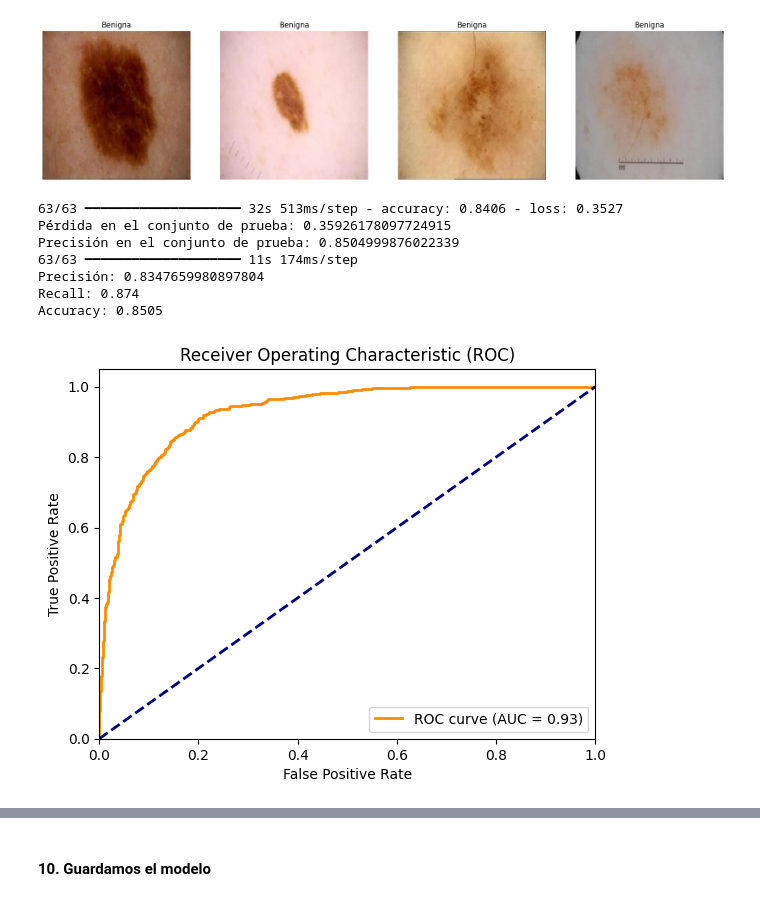
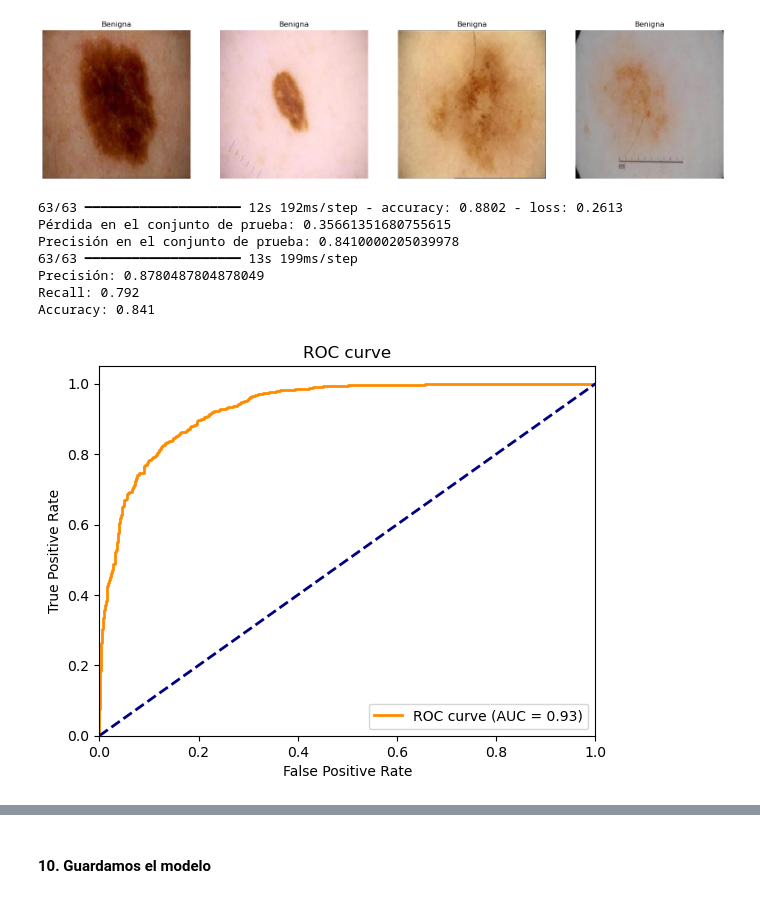
Before and after one commit to crltsnch/Caso_practico_2, a Jupyter notebook: CNN.ipynb, the cells around one changed output, grey strips where cells are left out. Saved outputs shown, nothing was run; the diff lists cells and outputs as text; code cells hidden in the pictures.

```diff
--- a/CNN.ipynb
+++ b/CNN.ipynb
@@ -53,8 +53,8 @@ def count_invalid_images(directory_path):
     return invalid_images
 
 # Ruta de los directorios donde están las imágenes
-train_dir = 'C:\\Users\\FX507\\Downloads\\002.Cancer\\train'
-test_dir = 'C:\\Users\\FX507\\Downloads\\002.Cancer\\test'
+train_dir = 'Cancer/train'
+test_dir = 'Cancer/test'
 
 # Contar imágenes no válidas en los conjuntos de entrenamiento y prueba
 invalid_train_images = count_invalid_images(train_dir)
@@ -337,42 +324,42 @@ print(f"Precisión en el conjunto de prueba: {test_accuracy}")
 from sklearn.metrics import roc_curve, auc, precision_score, recall_score, accuracy_score
 
 # Predecir las probabilidades en el conjunto de prueba
 y_pred_prob = model.predict(test_data)
 y_pred = (y_pred_prob > 0.5).astype(int)  # Convertir probabilidades en etiquetas binarias
 
 # Calcular las métricas
 precision = precision_score(test_data.classes, y_pred)
 recall = recall_score(test_data.classes, y_pred)
 accuracy = accuracy_score(test_data.classes, y_pred)
 
 print(f'Precisión: {precision}')
 print(f'Recall: {recall}')
 print(f'Accuracy: {accuracy}')
 
 # Curva ROC
 fpr, tpr, thresholds = roc_curve(test_data.classes, y_pred_prob)
 roc_auc = auc(fpr, tpr)
 
 # Graficar la curva ROC
 plt.figure()
 plt.plot(fpr, tpr, color='darkorange', lw=2, label=f'ROC curve (AUC = {roc_auc:.2f})')
 plt.plot([0, 1], [0, 1], color='navy', lw=2, linestyle='--')
 plt.xlim([0.0, 1.0])
 plt.ylim([0.0, 1.05])
 plt.xlabel('False Positive Rate')
 plt.ylabel('True Positive Rate')
-plt.title('Receiver Operating Characteristic (ROC)')
+plt.title('ROC curve')
 plt.legend(loc="lower right")
 plt.show()
 # %% [output]
-63/63 ━━━━━━━━━━━━━━━━━━━━ 32s 513ms/step - accuracy: 0.8406 - loss: 0.3527
-Pérdida en el conjunto de prueba: 0.35926178097724915
-Precisión en el conjunto de prueba: 0.8504999876022339
-63/63 ━━━━━━━━━━━━━━━━━━━━ 11s 174ms/step
-Precisión: 0.8347659980897804
-Recall: 0.874
-Accuracy: 0.8505
+63/63 ━━━━━━━━━━━━━━━━━━━━ 12s 192ms/step - accuracy: 0.8802 - loss: 0.2613
+Pérdida en el conjunto de prueba: 0.35661351680755615
+Precisión en el conjunto de prueba: 0.8410000205039978
+63/63 ━━━━━━━━━━━━━━━━━━━━ 13s 199ms/step
+Precisión: 0.8780487804878049
+Recall: 0.792
+Accuracy: 0.841
-[figure, old version]
+[figure, new version]
 # %%
 import numpy as np
 import seaborn as sns
```
Also changed, not shown: parts of 7 cells of this notebook.
